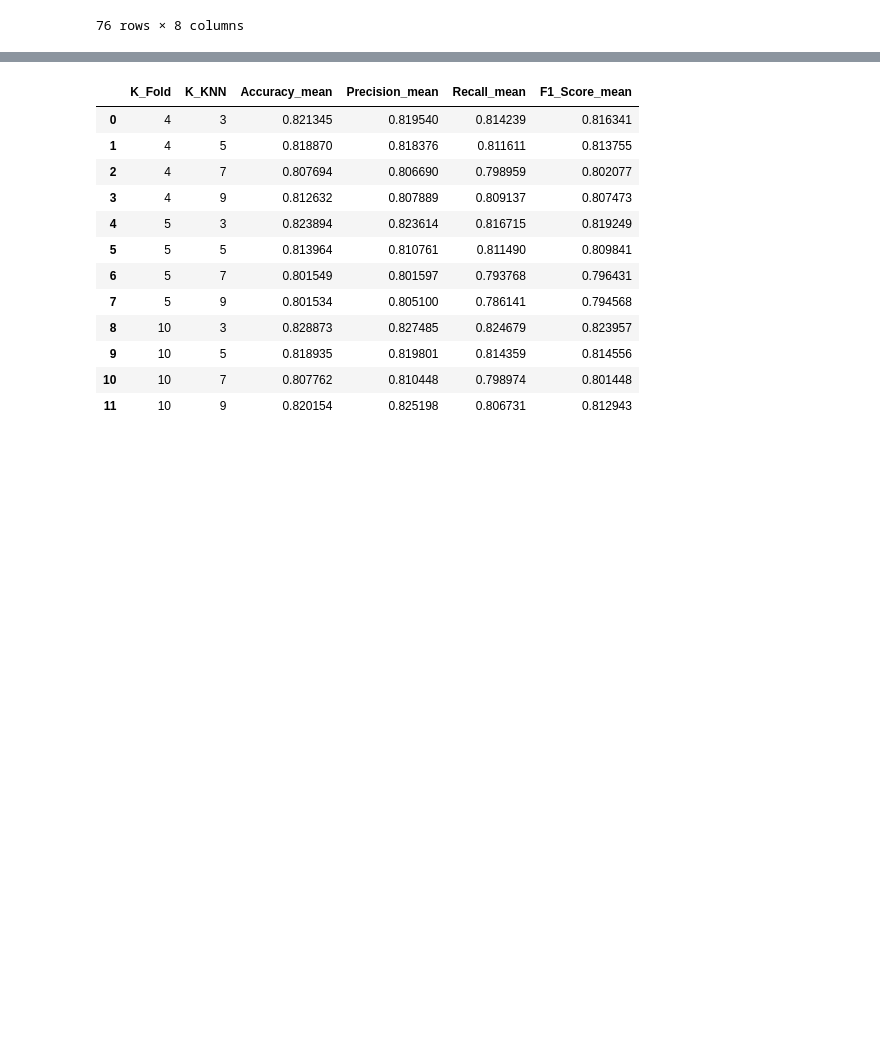
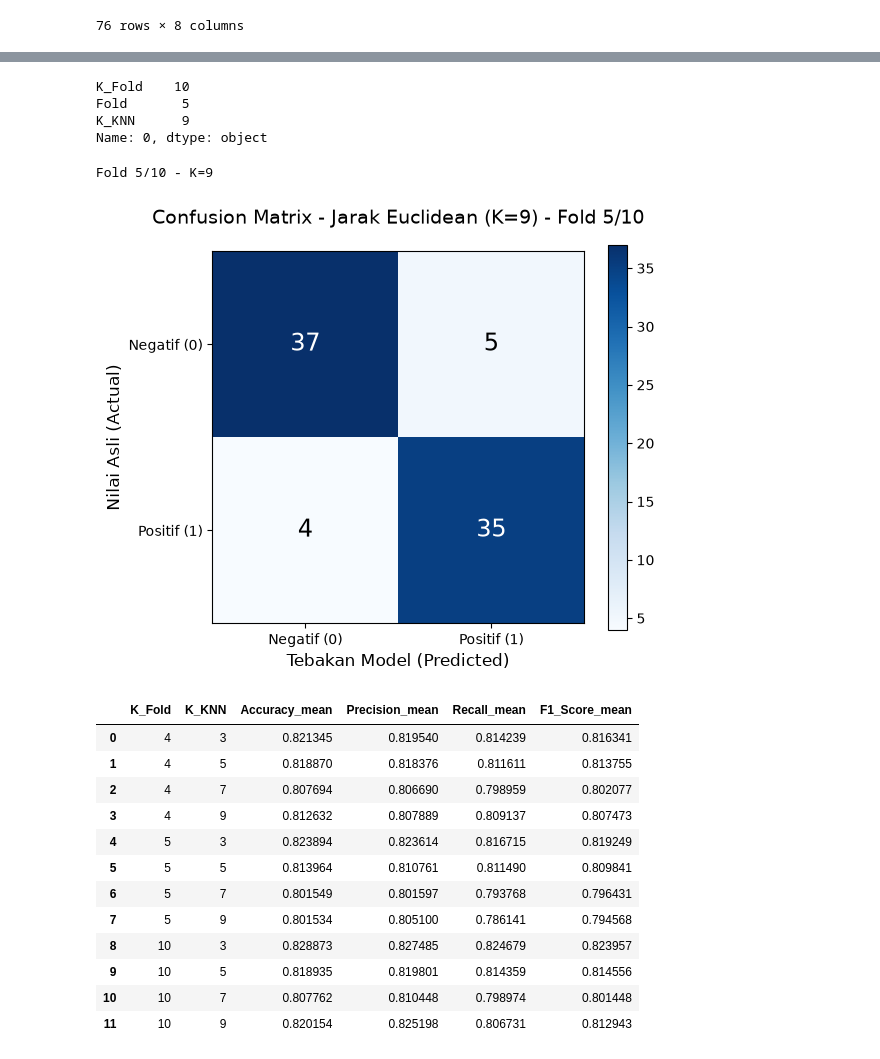
Before and after one commit to FajarRAP/januar-thesis-data-processing, a Jupyter notebook: app.ipynb, the cells around one changed output, grey strips where cells are left out. Cells and saved outputs as stored; diff of their text form; code cells hidden in the pictures; blank space fills up the shorter version.

Commit message:
feat (app): add unique gender and diagnose count, display best configs confusion matrix, export best knn with joblib

```diff
--- a/app.ipynb
+++ b/app.ipynb
@@ -534,3 +549,6 @@ df_results
 | 74 | 10 | 10 | 7 | Euclidean | 0.850000 | 0.885714 | 0.794872 | 0.837838 |
 | 75 | 10 | 10 | 9 | Euclidean | 0.862500 | 0.888889 | 0.820513 | 0.853333 |
 76 rows × 8 columns
+# %%
+sorted_df_results = df_results.sort_values(by=['Accuracy'], ascending=False).reset_index(drop=True)
+sorted_df_results
@@ -537,3 +569,40 @@ df_results
+# %%
+best_configs = sorted_df_results.iloc[0][['K_Fold', 'Fold', 'K_KNN']]
+best_configs
+# %% [output]
+K_Fold    10
+Fold       5
+K_KNN      9
+Name: 0, dtype: object
+# %%
+import joblib
+
+skf = StratifiedKFold(n_splits=k_count, shuffle=True, random_state=42)
+
+for k_count in np.array([best_configs['K_Fold']]): # K-Fold Cross Validation
+    for fold_index, (train_idx, test_idx) in enumerate(list(skf.split(X,y))):
+        if(fold_index != best_configs['Fold'] - 1): continue # nth Fold, -1 because index starts from 0
+
+        best_X_train, best_X_test = X.iloc[train_idx], X.iloc[test_idx]
+        best_y_train, best_y_test = y.iloc[train_idx], y.iloc[test_idx]
+
+        for k_knn in np.array([best_configs['K_KNN']]): # K KNN
+            print(f"Fold {fold_index + 1}/{k_count} - K={k_knn}")
+            knn = KNN(k=k_knn)
+            knn.fit(best_X_train, best_y_train)
+            joblib.dump(knn, "best_knn_model.joblib")
+
+            predictions = knn.predict(best_X_test.values)
+            best_y_pred = predictions['Euclidean']
+
+            evaluator = MetricsEvaluator(best_y_pred, best_y_test.values)
+            figure = evaluator.plot_confusion_matrix(
+                title=f"Confusion Matrix - Jarak Euclidean (K={k_knn}) - Fold {fold_index + 1}/{k_count}"
+            )
+            display(figure)
+# %% [output]
+Fold 5/10 - K=9
+[figure, added]
 # %%
 summary_results = df_results.groupby(['K_Fold', 'K_KNN'])[['Accuracy', 'Precision', 'Recall', 'F1_Score']].agg(['mean']).reset_index()
 summary_results.columns = ['_'.join(col).strip('_') for col in summary_results.columns.values]
```
Also changed, not shown: parts of 9 cells of this notebook.
